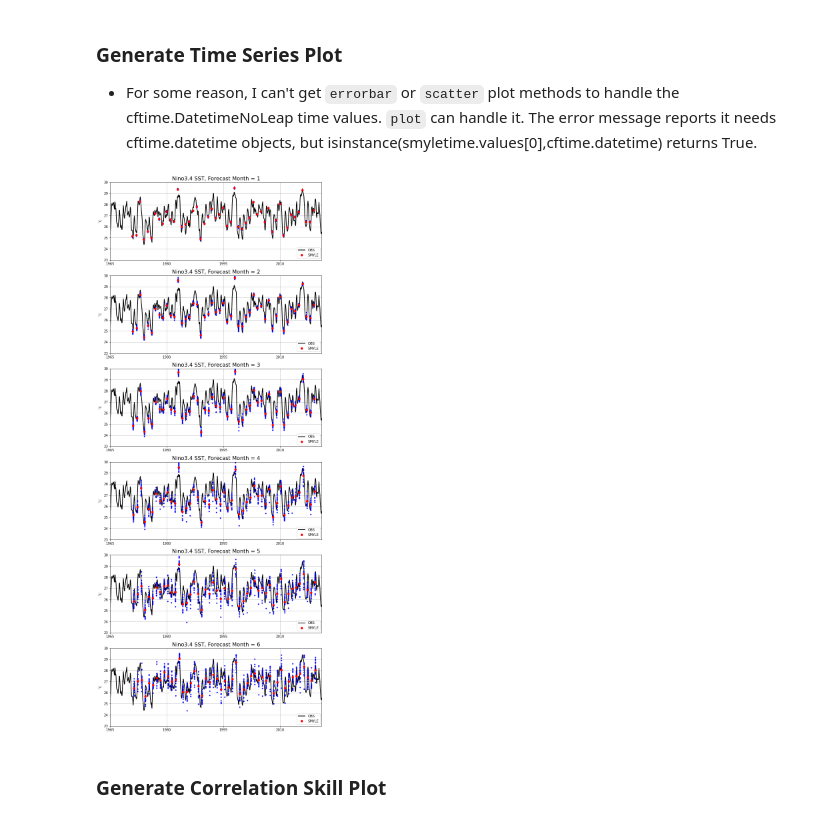
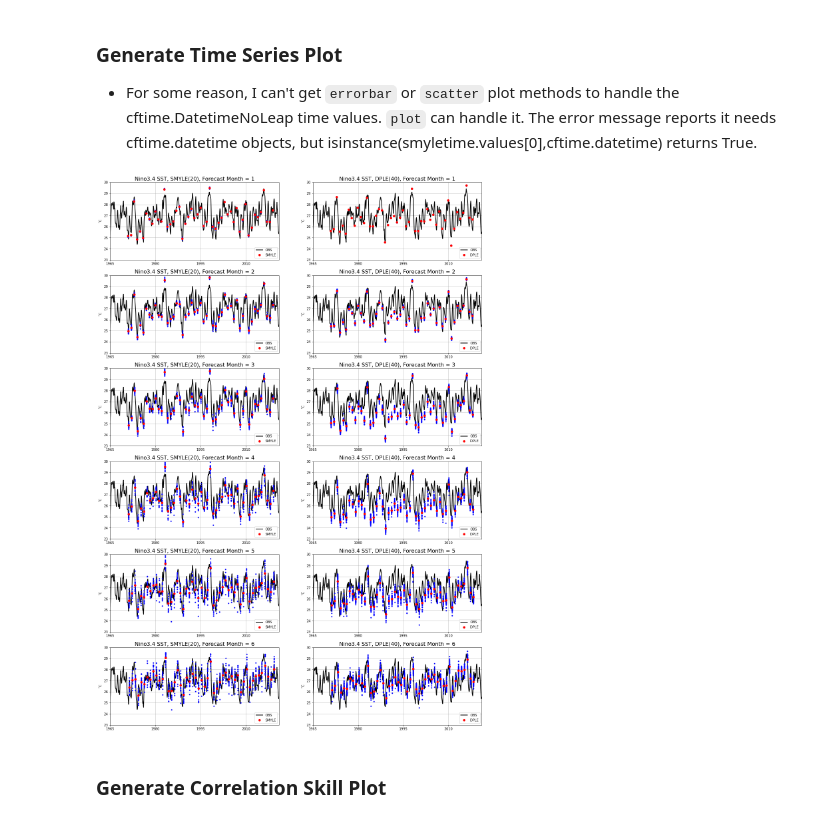
Before and after one commit to NCAR/SMYLE-analysis, a Jupyter notebook: notebooks/ENSO_check.ipynb, the cells around one changed output. Drawn from its saved outputs; the diff is of its cells as text; code cells hidden in the pictures.

Commit message:
New sea ice check; added comparisons to DPLE

```diff
--- a/notebooks/ENSO_check.ipynb
+++ b/notebooks/ENSO_check.ipynb
@@ -257,8 +269,8 @@ Data variables:
 ### Compute Nino3.4 Index
 # %%
 # Compute masks & weights for Nino3.4 regional average
-tlat = ds_temp.TLAT
-tlon = xr.where(ds_temp.TLONG>180.,ds_temp.TLONG-360.,ds_temp.TLONG)
+tlat = smyle_temp.TLAT
+tlon = xr.where(smyle_temp.TLONG>180.,smyle_temp.TLONG-360.,smyle_temp.TLONG)
 
 # Nino3.4
 y0a = -5.
@@ -266,11 +278,11 @@ y1a =  5.
 x0a = -170.
 x1a = -120.
 region1 = (tlat>=y0a) & (tlat<=y1a) & (tlon>=x0a) & (tlon<=x1a)
-areawgt1 = xr.where(region1, ds_temp.TAREA.fillna(0),0)
+areawgt1 = xr.where(region1, smyle_temp.TAREA.fillna(0),0)
 # %% [markdown]
 - Here, perform actual computation, returning xarray
 # %%
 %%time
-smyle_nino34 = ds_temp.TEMP.isel(z_t=0).weighted(areawgt1).mean(("nlon", "nlat")).load()
-time_bound = ds_temp.time_bound.load()
+smyle_nino34 = smyle_temp.TEMP.isel(z_t=0).weighted(areawgt1).mean(("nlon", "nlat")).load()
+smyle_time_bound = smyle_temp.time_bound.load()
 # %% [output]
@@ -281,0 +291,4 @@ Wall time: 3min 39s
+# %%
+%%time
+dple_nino34 = dple_temp.TEMP.isel(z_t=0).weighted(areawgt1).mean(("nlon", "nlat")).load()
+dple_time_bound = dple_temp.time_bound.load()
@@ -282,6 +298,7 @@ Wall time: 3min 39s
 # %%
 # Observed Nino3.4 (NOAA ERSSTv5)
 ds_obs = xr.open_dataset('/glade/p/cgd/oce/people/yeager/obs/SST/NOAA_ERSSTv5/ersst.v5.188001-202012.gx1v6.nc',decode_times=False)
+ds_obs = ds_obs.isel(nlat=slice(160,240))
 obs_time_vals = [cftime.DatetimeNoLeap(1880+year, 1+month, 15) for year in range(141) for month in range(12)]
 ds_obs['time'] = obs_time_vals
 obs_nino34 = ds_obs.sst.weighted(areawgt1).mean(("nlon", "nlat")).load()
@@ -291,33 +308,46 @@ obs_nino34 = ds_obs.sst.weighted(areawgt1).mean(("nlon", "nlat")).load()
 The error message reports it needs cftime.datetime objects, but isinstance(smyletime.values[0],cftime.datetime) returns True.
 # %%
 nlead = 6
-fig = plt.figure(figsize=(25, nlead*5))
+fig = plt.figure(figsize=(20, nlead*5))
 nrow = nlead
 ncol = 2
 
 xtickyears = [1960,1965,1975,1985,1995,2005,2015]
 xticks = [cftime.num2date(0, 'days since '+str(i)+'-01-01 00:00:00', calendar='noleap') for i in xtickyears]
 xmin = cftime.num2date(0, 'days since 1965-01-01 00:00:00', calendar='noleap')
 xmax = cftime.num2date(0, 'days since 2021-01-01 00:00:00', calendar='noleap')
 
 for i in range(nlead):
     thislead = i+1
-    smyletime = time_bound.sel(L=thislead).mean('d2')
+    smyletime = smyle_time_bound.sel(L=thislead).mean('d2')
     ax = fig.add_subplot(nrow,ncol,i*ncol+1)
     ax.plot(obs_nino34.time, obs_nino34,linewidth=2,color='k',label='OBS')
     #smyle_range = [smyle_nino34.sel(L=thislead).min('M'),smyle_nino34.sel(L=lm).max('M')]
     #ax.errorbar(smyletime,smyle_nino34.sel(L=thislead).mean('M'),yerr=smyle_range,fmt='o',color='b',label='SMYLE')
     ax.plot(smyletime,smyle_nino34.sel(L=thislead),'.',color='b')
     ax.plot(smyletime,smyle_nino34.sel(L=thislead).mean('M'),'o',color='r',label='SMYLE')
     ax.grid()
-    ax.set_title('Nino3.4 SST, Forecast Month = {}'.format(thislead), fontdict={'size':16})
+    ax.set_title('Nino3.4 SST, SMYLE(20), Forecast Month = {}'.format(thislead), fontdict={'size':16})
     ax.set_ylabel(r'$^{\circ}$C')
     ax.set_ylim(23,30)
     ax.set_xlim(xmin,xmax)
 #    ax.set_xticks(xtickyears)
     ax.legend(loc='lower right')
+
+    dpletime = dple_time_bound.sel(L=thislead).mean('d2')
+    ax = fig.add_subplot(nrow,ncol,i*ncol+2)
+    ax.plot(obs_nino34.time, obs_nino34,linewidth=2,color='k',label='OBS')
+    ax.plot(dpletime,dple_nino34.sel(L=thislead),'.',color='b')
+    ax.plot(dpletime,dple_nino34.sel(L=thislead).mean('M'),'o',color='r',label='DPLE')
+    ax.grid()
+    ax.set_title('Nino3.4 SST, DPLE(40), Forecast Month = {}'.format(thislead), fontdict={'size':16})
+    ax.set_ylabel(r'$^{\circ}$C')
+    ax.set_ylim(23,30)
+    ax.set_xlim(xmin,xmax)
+#    ax.set_xticks(xtickyears)
+    ax.legend(loc='lower right')
 # %% [output]
-[figure, old version]
+[figure, new version]
 # %% [markdown]
 ### Generate Correlation Skill Plot
 # %%
```
Also changed, not shown: parts of 29 cells of this notebook, 1 other file.
